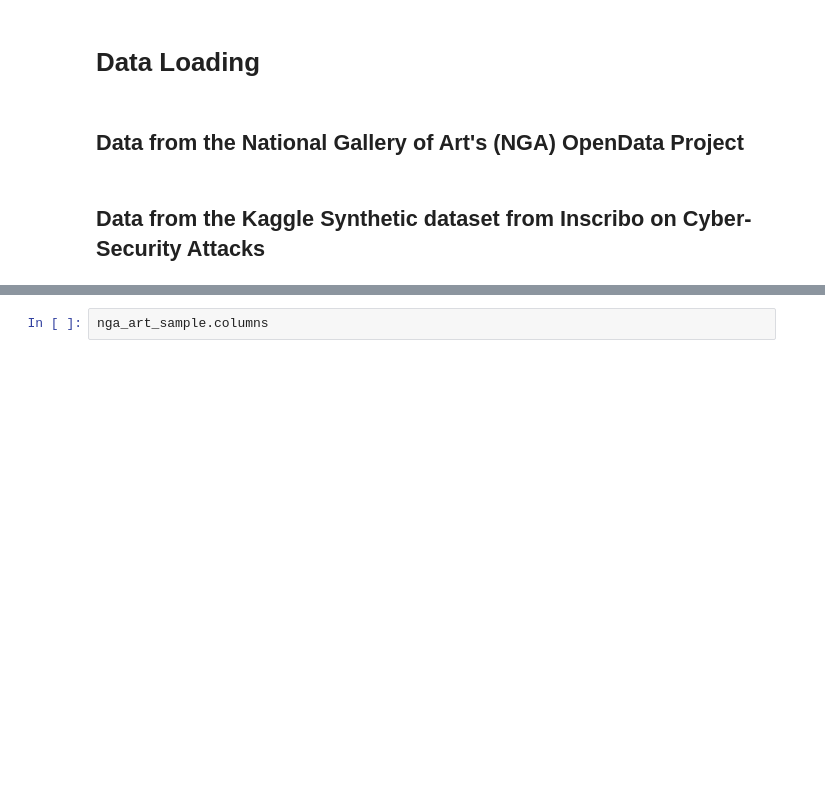
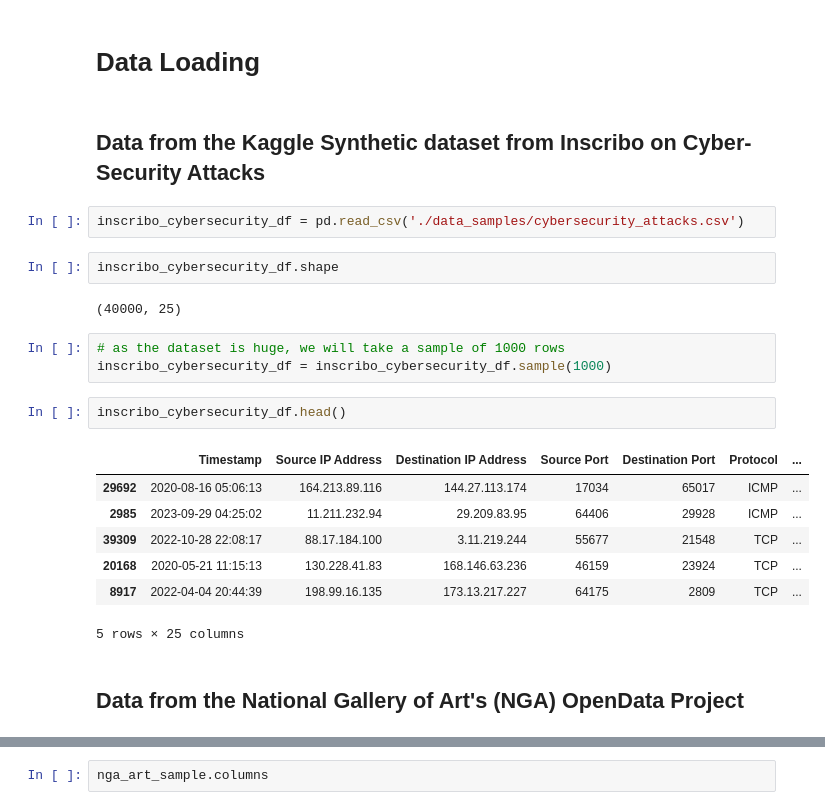
Before and after one commit to Bryan-Az/Dimensionality_Reduction, a Jupyter notebook: Dimensionality_Reduction.ipynb, the cells around one changed output, grey strips where cells are left out. Drawn from its saved outputs; the diff is of its cells as text; blank space fills up the shorter version.

```diff
--- a/Dimensionality_Reduction.ipynb
+++ b/Dimensionality_Reduction.ipynb
@@ -29,10 +29,29 @@ and seperately,
 A key difference between UMAP and t-SNE as compared to the other 5 techniques above is that they are more advanced, and they can capture the most highly dimensional, complex, non-linear relationships within the data. UMAP and t-SNE can preserve the local structure within the data and can reveal important clusters that PCA, SVD, and other techniques may miss.
 # %% [markdown]
 # Data Loading
+# %% [markdown]
+## Data from the Kaggle Synthetic dataset from Inscribo on Cyber-Security Attacks
+# %%
+inscribo_cybersecurity_df = pd.read_csv('./data_samples/cybersecurity_attacks.csv')
+# %%
+inscribo_cybersecurity_df.shape
+# %% [output]
+(40000, 25)
+# %%
+# as the dataset is huge, we will take a sample of 1000 rows
+inscribo_cybersecurity_df = inscribo_cybersecurity_df.sample(1000)
+# %%
+inscribo_cybersecurity_df.head()
+# %% [output]
+|  | Timestamp | Source IP Address | Destination IP Address | Source Port | Destination Port | Protocol | ... |
+| 29692 | 2020-08-16 05:06:13 | 164.213.89.116 | 144.27.113.174 | 17034 | 65017 | ICMP | ... |
+| 2985 | 2023-09-29 04:25:02 | 11.211.232.94 | 29.209.83.95 | 64406 | 29928 | ICMP | ... |
+| 39309 | 2022-10-28 22:08:17 | 88.17.184.100 | 3.11.219.244 | 55677 | 21548 | TCP | ... |
+| 20168 | 2020-05-21 11:15:13 | 130.228.41.83 | 168.146.63.236 | 46159 | 23924 | TCP | ... |
+| 8917 | 2022-04-04 20:44:39 | 198.99.16.135 | 173.13.217.227 | 64175 | 2809 | TCP | ... |
+5 rows × 25 columns
 # %% [markdown]
 ## Data from the National Gallery of Art's (NGA) OpenData Project
-# %% [markdown]
-## Data from the Kaggle Synthetic dataset from Inscribo on Cyber-Security Attacks
 # %%
 # unpacking art_tables.zip using zipfile library and then load the two csv's (latinamerican_art.csv & non_latinamerican_art.csv)
 # into a single dataframe
```
Also changed, not shown: parts of 26 cells of this notebook, 3 other files.
